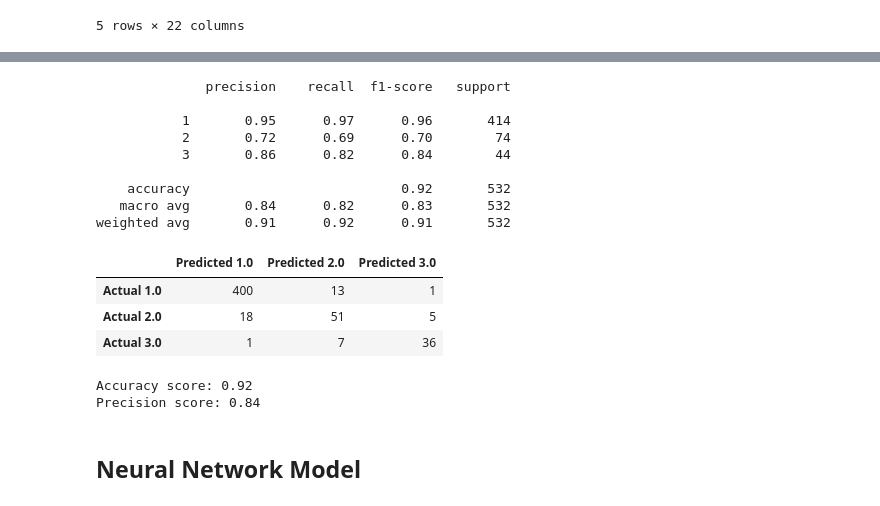
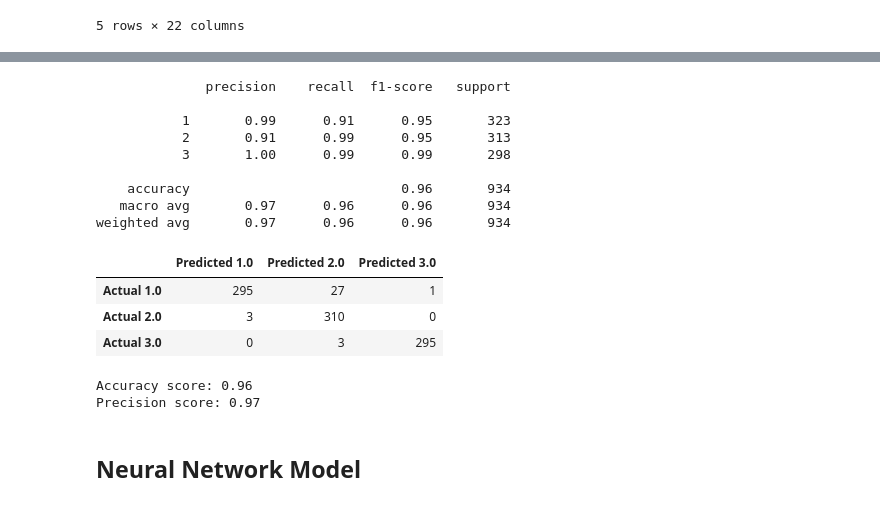
Before and after one commit to imnana18/group10-final-project, a Jupyter notebook: Fetal_Health_Prediction.ipynb, the cells around one changed output, grey strips where cells are left out. Saved outputs shown, nothing was run; the diff lists cells and outputs as text; code cells hidden in the pictures.

```diff
--- a/Fetal_Health_Prediction.ipynb
+++ b/Fetal_Health_Prediction.ipynb
@@ -611,0 +602,21 @@ model.score(X_test_scaled, y_test)
+# %%
+
+
+# Define the hyperparameter grid for grid search
+param_grid = {
+    'C': [0.1, 1, 10],  # Regularization parameter
+    'kernel': ['linear', 'rbf', 'poly'],  # Kernel type
+    'gamma': ['scale', 'auto']  # Kernel coefficient (for 'rbf' and 'poly' kernels)
+}
+
+
+# Perform grid search with 5-fold cross-validation
+grid_search = GridSearchCV(svm, param_grid, cv=5, scoring='accuracy')
+grid_search.fit(X_train_scaled, y_train_ros)
+
+# Get the best hyperparameters found by grid search
+best_params = grid_search.best_params_
+# %%
+# Create a new SVM classifier with the best hyperparameters
+best_svm = SVC(**best_params)
+best_svm
@@ -611,0 +625,4 @@ model.score(X_test_scaled, y_test)
+# %%
+
+# Train the classifier with the best hyperparameters and scaled data
+best_svm.fit(X_train_scaled, y_train_ros)
@@ -611,0 +631,3 @@ model.score(X_test_scaled, y_test)
+# %%
+# Make predictions on the scaled test data
+predictions_svm = best_svm.predict(X_test_scaled)
@@ -634,47 +662,45 @@ predictions_formatted
  '1.0']
 # %%
 # Print classification report
-from sklearn.metrics import classification_report
-class_report = classification_report(y_test, predictions)
-print(class_report)
+
+svm_report = classification_report(y_test_ros, predictions_svm)
+print(svm_report)
 # %% [output]
               precision    recall  f1-score   support
 
-           1       0.95      0.97      0.96       414
-           2       0.72      0.69      0.70        74
-           3       0.86      0.82      0.84        44
+           1       0.99      0.91      0.95       323
+           2       0.91      0.99      0.95       313
+           3       1.00      0.99      0.99       298
 
-    accuracy                           0.92       532
-   macro avg       0.84      0.82      0.83       532
-weighted avg       0.91      0.92      0.91       532
+    accuracy                           0.96       934
+   macro avg       0.97      0.96      0.96       934
+weighted avg       0.97      0.96      0.96       934
 # %%
-# Generate a confusion matrix
-from sklearn.metrics import confusion_matrix
 
-cm = confusion_matrix(y_test, predictions)
+
+cm = confusion_matrix(y_test_ros, predictions_svm)
 cm_df = pd.DataFrame(
     cm,
     index=['Actual 1.0', 'Actual 2.0', 'Actual 3.0'],
     columns=['Predicted 1.0', 'Predicted 2.0', 'Predicted 3.0']
 )
 
 cm_df
 # %% [output]
 |  | Predicted 1.0 | Predicted 2.0 | Predicted 3.0 |
-| Actual 1.0 | 400 | 13 | 1 |
-| Actual 2.0 | 18 | 51 | 5 |
-| Actual 3.0 | 1 | 7 | 36 |
+| Actual 1.0 | 295 | 27 | 1 |
+| Actual 2.0 | 3 | 310 | 0 |
+| Actual 3.0 | 0 | 3 | 295 |
 # %%
-# Get accuracy and precision scores
-from sklearn.metrics import accuracy_score, precision_score
 
-accuracy = accuracy_score(y_test, predictions)
+
+accuracy = accuracy_score(y_test_ros, predictions)
 print(f"Accuracy score: {round((accuracy), 2)}")
 
-precision = precision_score(y_test, predictions, average = 'macro')
+precision = precision_score(y_test_ros, predictions, average = 'macro')
 print(f"Precision score: {round((precision), 2)}")
 # %% [output]
-Accuracy score: 0.92
-Precision score: 0.84
+Accuracy score: 0.96
+Precision score: 0.97
 # %% [markdown]
 ## Neural Network Model
```
Also changed, not shown: parts of 45 cells of this notebook, 5 other files.
